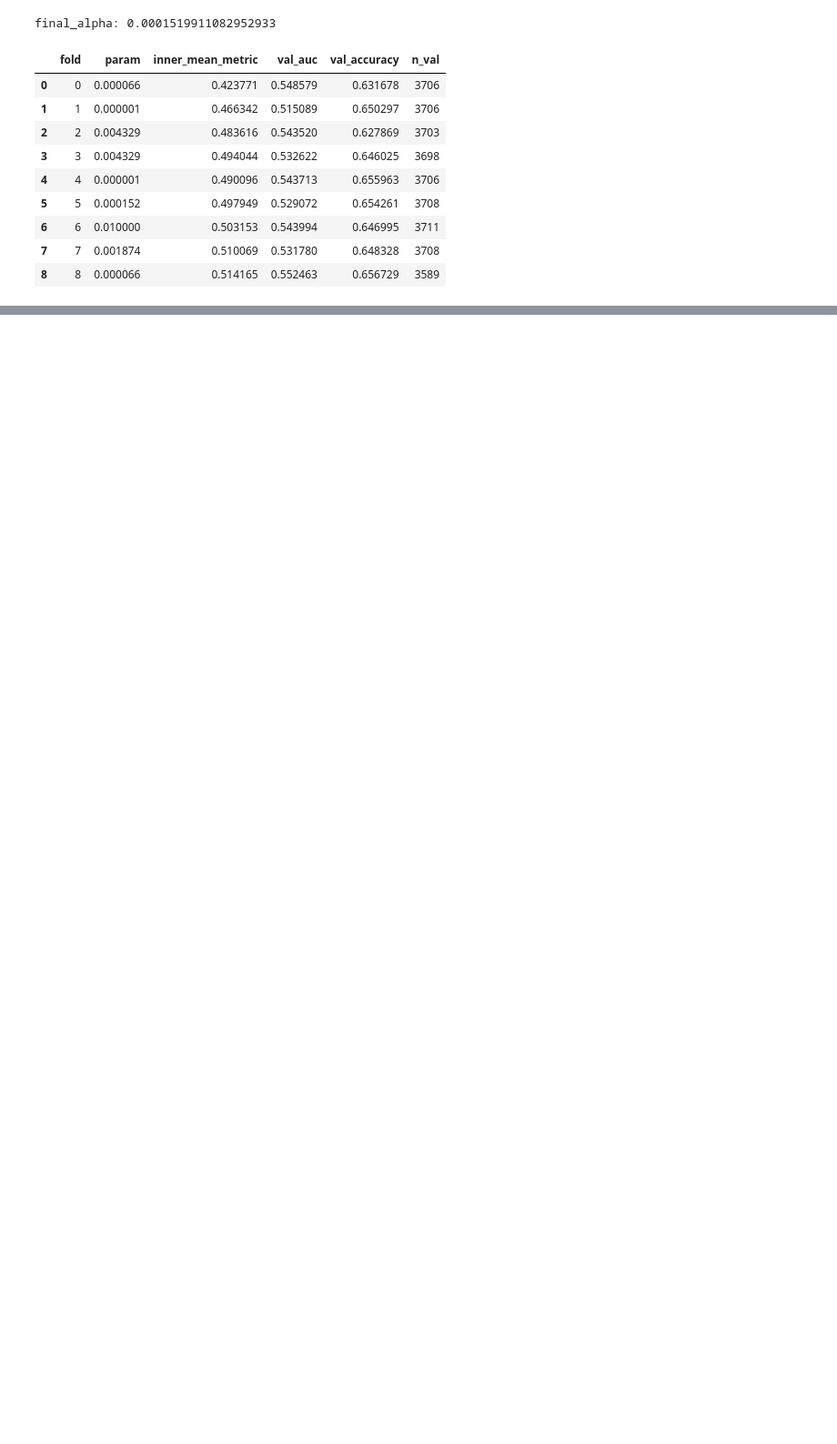
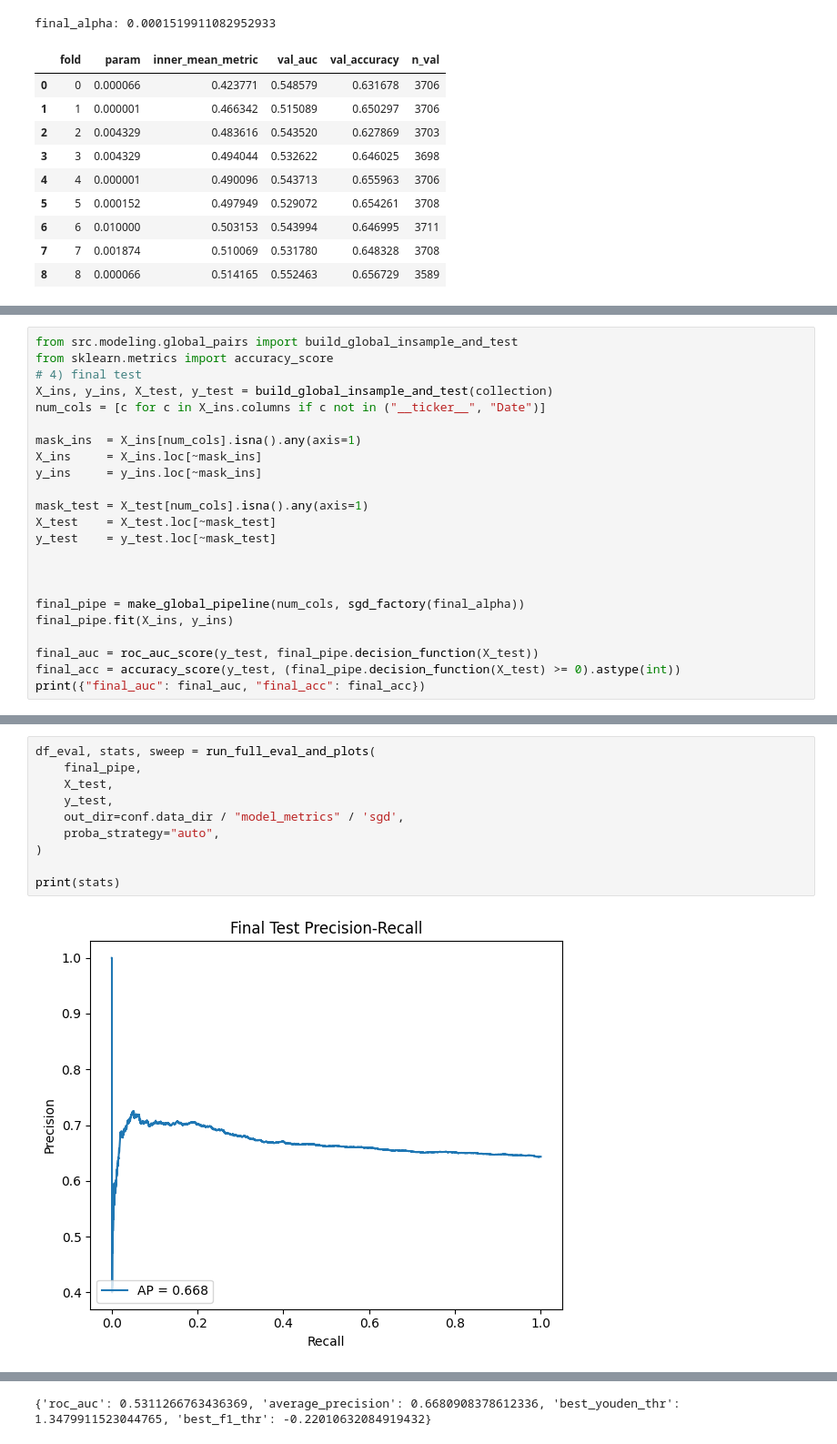
Before and after one commit to meaton96/StockPrediction, a Jupyter notebook: notebooks/03_LinearModels.ipynb, the cells around one changed output, grey strips where cells are left out. Shown at 91% size. Drawn from its saved outputs; the diff is of its cells as text; blank space fills up the shorter version.

```diff
--- a/notebooks/03_LinearModels.ipynb
+++ b/notebooks/03_LinearModels.ipynb
@@ -318,0 +321,23 @@ final_alpha: 0.0001519911082952933
+# %%
+from src.modeling.global_pairs import build_global_insample_and_test
+from sklearn.metrics import accuracy_score
+# 4) final test
+X_ins, y_ins, X_test, y_test = build_global_insample_and_test(collection)
+num_cols = [c for c in X_ins.columns if c not in ("__ticker__", "Date")]
+
+mask_ins  = X_ins[num_cols].isna().any(axis=1)
+X_ins     = X_ins.loc[~mask_ins]
+y_ins     = y_ins.loc[~mask_ins]
+
+mask_test = X_test[num_cols].isna().any(axis=1)
+X_test    = X_test.loc[~mask_test]
+y_test    = y_test.loc[~mask_test]
+
+
+
+final_pipe = make_global_pipeline(num_cols, sgd_factory(final_alpha))
+final_pipe.fit(X_ins, y_ins)
+
+final_auc = roc_auc_score(y_test, final_pipe.decision_function(X_test))
+final_acc = accuracy_score(y_test, (final_pipe.decision_function(X_test) >= 0).astype(int))
+print({"final_auc": final_auc, "final_acc": final_acc})
@@ -318,0 +349,12 @@ final_alpha: 0.0001519911082952933
+# %%
+df_eval, stats, sweep = run_full_eval_and_plots(
+    final_pipe,
+    X_test,
+    y_test,
+    out_dir=conf.data_dir / "model_metrics" / 'sgd',
+    proba_strategy="auto",
+)
+
+print(stats)
+# %% [output]
+[figure, added]
@@ -318,0 +388 @@ final_alpha: 0.0001519911082952933
+{'roc_auc': 0.5311266763436369, 'average_precision': 0.6680908378612336, 'best_youden_thr': 1.3479911523044765, 'best_f1_thr': -0.22010632084919432}
```
Also changed, not shown: parts of 5 cells of this notebook, 3 other files.
